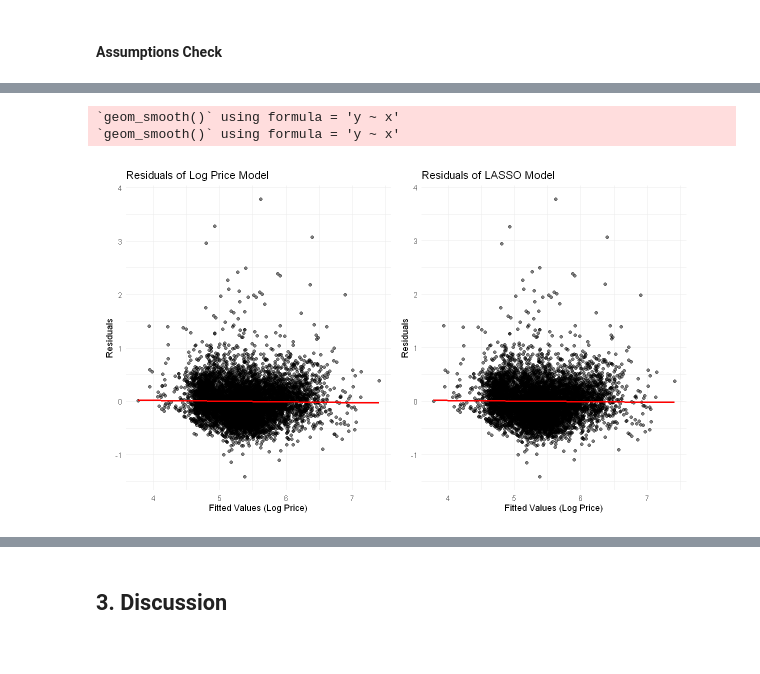
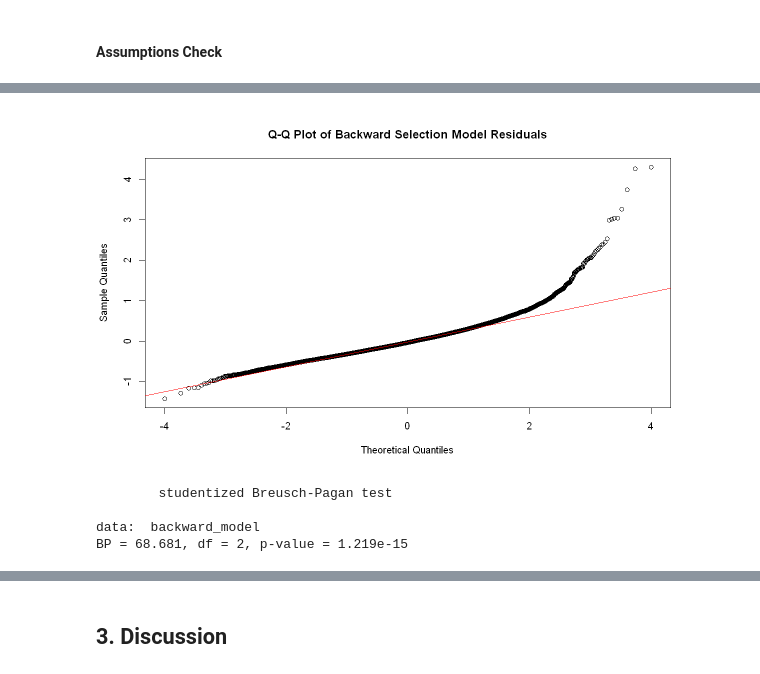
Before and after one commit to NathanPalaiologos/STAT-301-Project, a Jupyter notebook: group_16_final_report.ipynb, the cells around one changed output, grey strips where cells are left out. Cells and saved outputs as stored; diff of their text form; code cells hidden in the pictures.

```diff
--- a/group_16_final_report.ipynb
+++ b/group_16_final_report.ipynb
@@ -790,7 +814,29 @@ lasso_residuals_plot
-# %%
-# Display the residuals plots side by side
-bwd_residuals_plot + lasso_residuals_plot + plot_layout(ncol = 2)
-# %% [output]
-`geom_smooth()` using formula = 'y ~ x'
-`geom_smooth()` using formula = 'y ~ x'
-[figure, removed]
+# %%
+# Main developer: Nathan Zhang
+
+options(repr.plot.width = 10, repr.plot.height = 6)
+
+# Check the normality of residuals using Q-Q plot
+qqnorm(residuals(backward_model), main = "Q-Q Plot of Backward Selection Model Residuals")
+qqline(residuals(backward_model), col = "red")
+# %% [output]
+[figure, added]
+# %%
+# Main developer: Nathan Zhang
+
+# Add fitted values and their square to the training data
+train_data <- train_data |>
+    mutate(
+        fitted_values = fitted(backward_model),
+        fitted_values_sq = fitted_values^2
+    )
+
+# Perform White's test for heteroscedasticity
+white_test_backward <- bptest(backward_model, ~ fitted_values + fitted_values_sq, data = train_data)
+
+white_test_backward
+# %% [output]
+        studentized Breusch-Pagan test
+
+data:  backward_model
+BP = 68.681, df = 2, p-value = 1.219e-15
```
Also changed, not shown: parts of 20 cells of this notebook.
